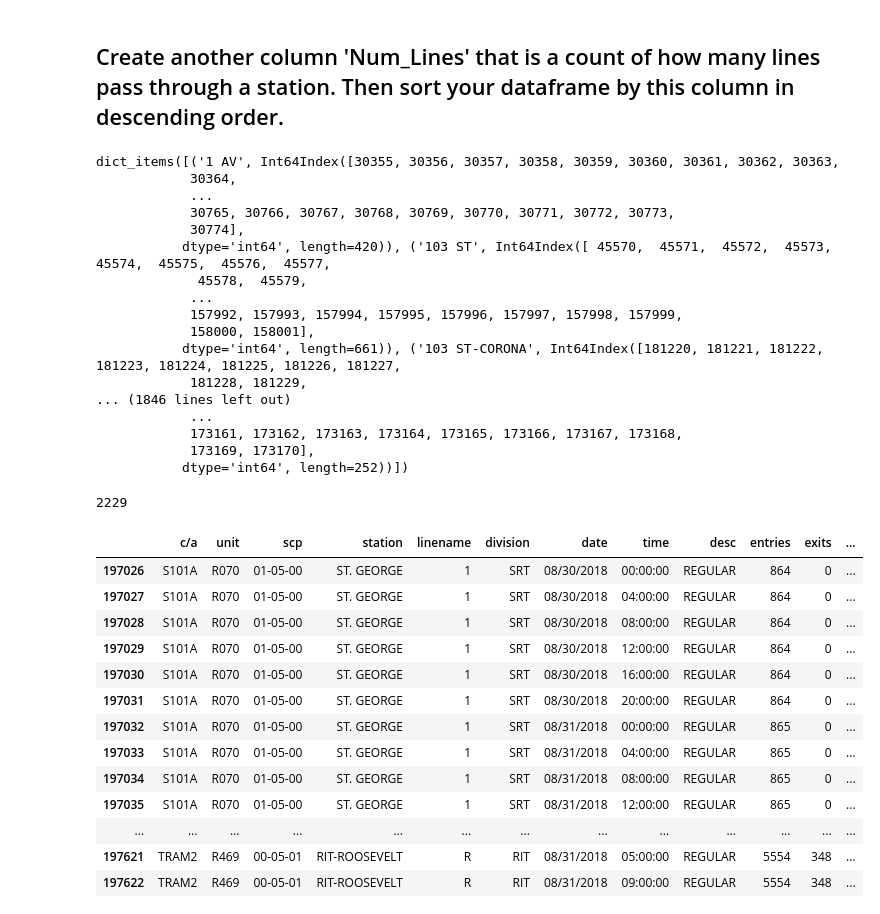
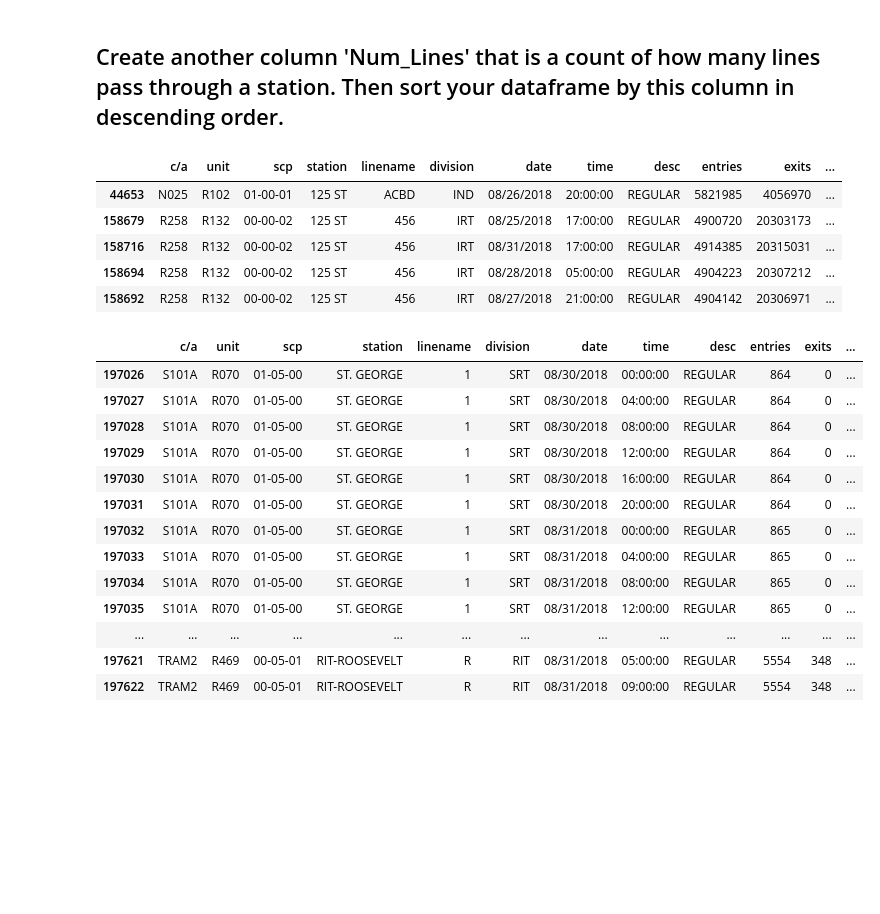
Before and after one commit to UpwardTrajectory/dsc-0-03-08-understanding-pandas-series-and-dataframes-lab-seattle-ds-career-040119, a Jupyter notebook: index.ipynb, the cells around one changed output. Saved outputs shown, nothing was run; the diff lists cells and outputs as text; code cells hidden in the pictures; blank space fills up the shorter version.

```diff
--- a/index.ipynb
+++ b/index.ipynb
@@ -113,38 +113,21 @@ df.loc[:,['station', 'linename']]
 # %%
 #df.columns
 station_names = df[['linename','station']].drop_duplicates()
 count_stops = station_names['station'].value_counts()
 
 def get_count_stops(x):
     return count_stops[x]
 
 df['Num_Lines'] = df['station'].map(lambda x:get_count_stops(x))
 df = df.sort_values(by=['Num_Lines'], ascending=False)
-df.head
+df.head()
+# %% [output]
+|  | c/a | unit | scp | station | linename | division | date | time | desc | entries | exits | ... |
+| 44653 | N025 | R102 | 01-00-01 | 125 ST | ACBD | IND | 08/26/2018 | 20:00:00 | REGULAR | 5821985 | 4056970 | ... |
+| 158679 | R258 | R132 | 00-00-02 | 125 ST | 456 | IRT | 08/25/2018 | 17:00:00 | REGULAR | 4900720 | 20303173 | ... |
+| 158716 | R258 | R132 | 00-00-02 | 125 ST | 456 | IRT | 08/31/2018 | 17:00:00 | REGULAR | 4914385 | 20315031 | ... |
+| 158694 | R258 | R132 | 00-00-02 | 125 ST | 456 | IRT | 08/28/2018 | 05:00:00 | REGULAR | 4904223 | 20307212 | ... |
+| 158692 | R258 | R132 | 00-00-02 | 125 ST | 456 | IRT | 08/27/2018 | 21:00:00 | REGULAR | 4904142 | 20306971 | ... |
-# %%
-stations = df.groupby('station').groups
-print(stations.items())
-num_lines_through_stations = {k:len(v) for k,v in stations.items()}
-num_lines_through_stations['59 ST']
-# %% [output]
-dict_items([('1 AV', Int64Index([30355, 30356, 30357, 30358, 30359, 30360, 30361, 30362, 30363,
-            30364,
-            ...
-            30765, 30766, 30767, 30768, 30769, 30770, 30771, 30772, 30773,
-            30774],
-           dtype='int64', length=420)), ('103 ST', Int64Index([ 45570,  45571,  45572,  45573,  45574,  45575,  45576,  45577,
-             45578,  45579,
-            ...
-            157992, 157993, 157994, 157995, 157996, 157997, 157998, 157999,
-            158000, 158001],
-           dtype='int64', length=661)), ('103 ST-CORONA', Int64Index([181220, 181221, 181222, 181223, 181224, 181225, 181226, 181227,
-            181228, 181229,
-... (1846 lines left out)
-            ...
-            173161, 173162, 173163, 173164, 173165, 173166, 173167, 173168,
-            173169, 173170],
-           dtype='int64', length=252))])
-2229
 # %%
 #
 #df['station'][10:30]
```
